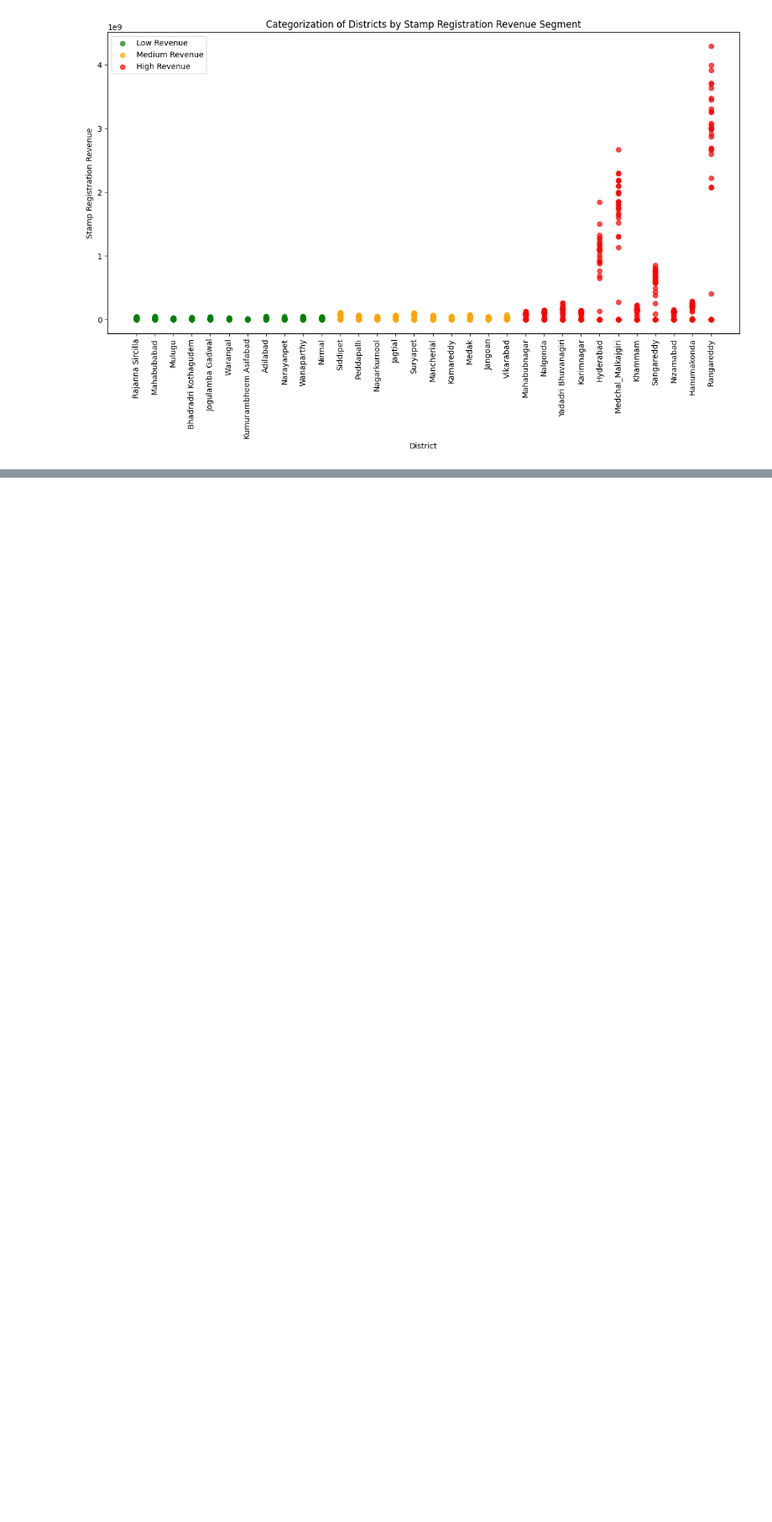
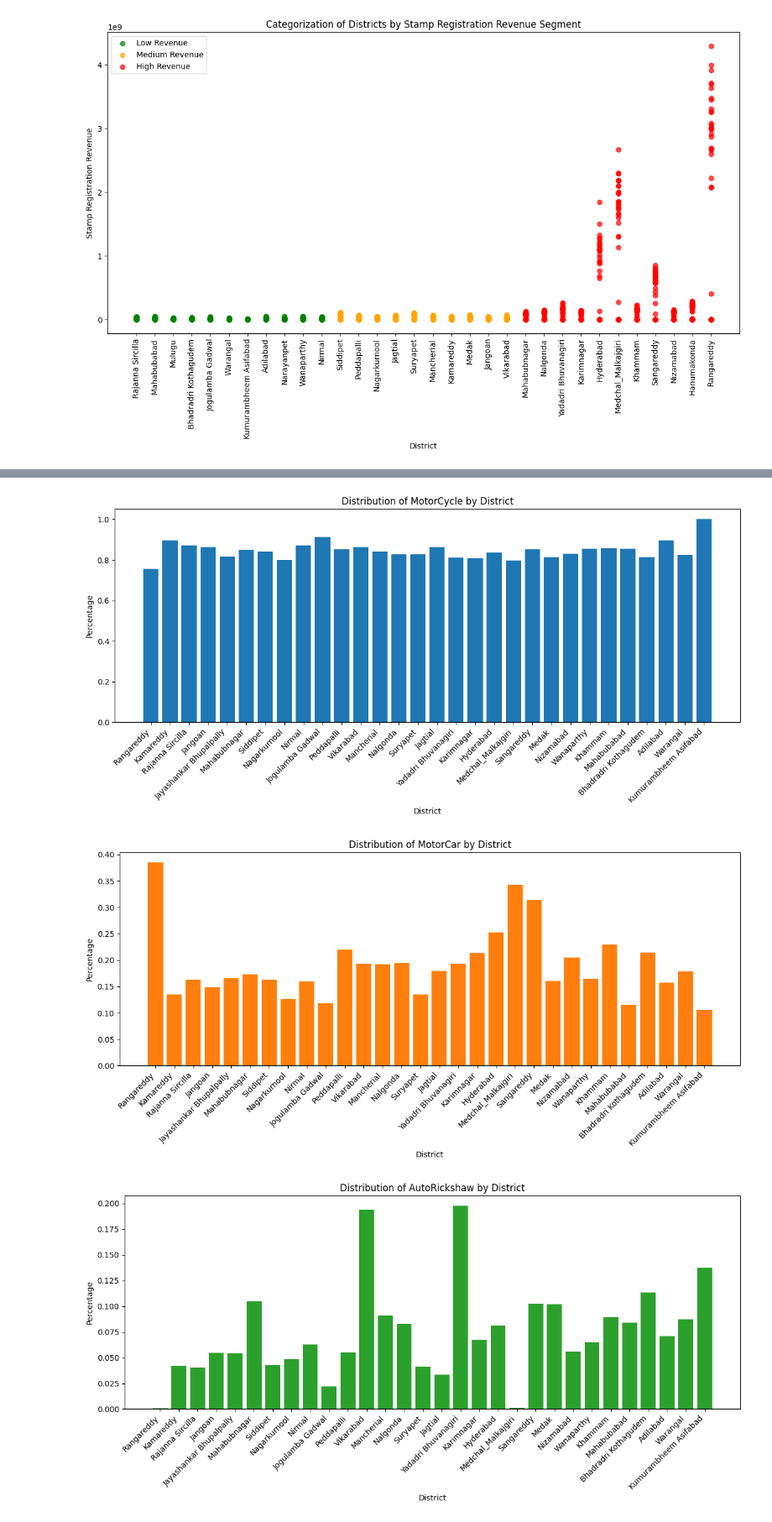
Before and after one commit to dipayanDNP/telangana-project, a Jupyter notebook: c7.ipynb, the cells around one changed output, grey strips where cells are left out. Shown at 84% size. Saved outputs shown, nothing was run; the diff lists cells and outputs as text; code cells hidden in the pictures; blank space fills up the shorter version.

```diff
--- a/c7.ipynb
+++ b/c7.ipynb
@@ -371,0 +374,3 @@ display(m)
+# %%
+merged_transport_df = pd.merge(df_fact_transport, df_dim_districts, on='dist_code', how='left')
+merged_transport_df.head()
@@ -371,0 +384,5 @@ display(m)
+# %%
+merged_transport_df['TotalVehicles'] = merged_transport_df[['vehicleClass_MotorCycle', 'vehicleClass_MotorCar', 'vehicleClass_AutoRickshaw', 'vehicleClass_Agriculture', 'vehicleClass_others']].sum(axis=1)
+vehicle_classes = ['vehicleClass_MotorCycle', 'vehicleClass_MotorCar', 'vehicleClass_AutoRickshaw', 'vehicleClass_Agriculture', 'vehicleClass_others']
+for vehicle_class in vehicle_classes:
+    merged_transport_df[vehicle_class] = merged_transport_df[vehicle_class] / merged_transport_df['TotalVehicles']
@@ -371,0 +398,17 @@ display(m)
+# %%
+colors = ['#1f77b4', '#ff7f0e', '#2ca02c', '#d62728', '#9467bd']
+
+# Plot individual plots for each vehicle class with different colors
+for vehicle_class, color in zip(vehicle_classes, colors):
+    plt.figure(figsize=(12, 6))
+    plt.bar(merged_transport_df['district'], merged_transport_df[vehicle_class], color=color)
+    plt.xlabel('District')
+    plt.ylabel('Percentage')
+    plt.title(f'Distribution of {vehicle_class[13:]} by District')
+    plt.xticks(rotation=45, ha='right')
+    plt.tight_layout()
+    plt.show()
+# %% [output]
+[figure, added]
+[figure, added]
+[figure, added]
```
Also changed, not shown: parts of 5 cells of this notebook.
